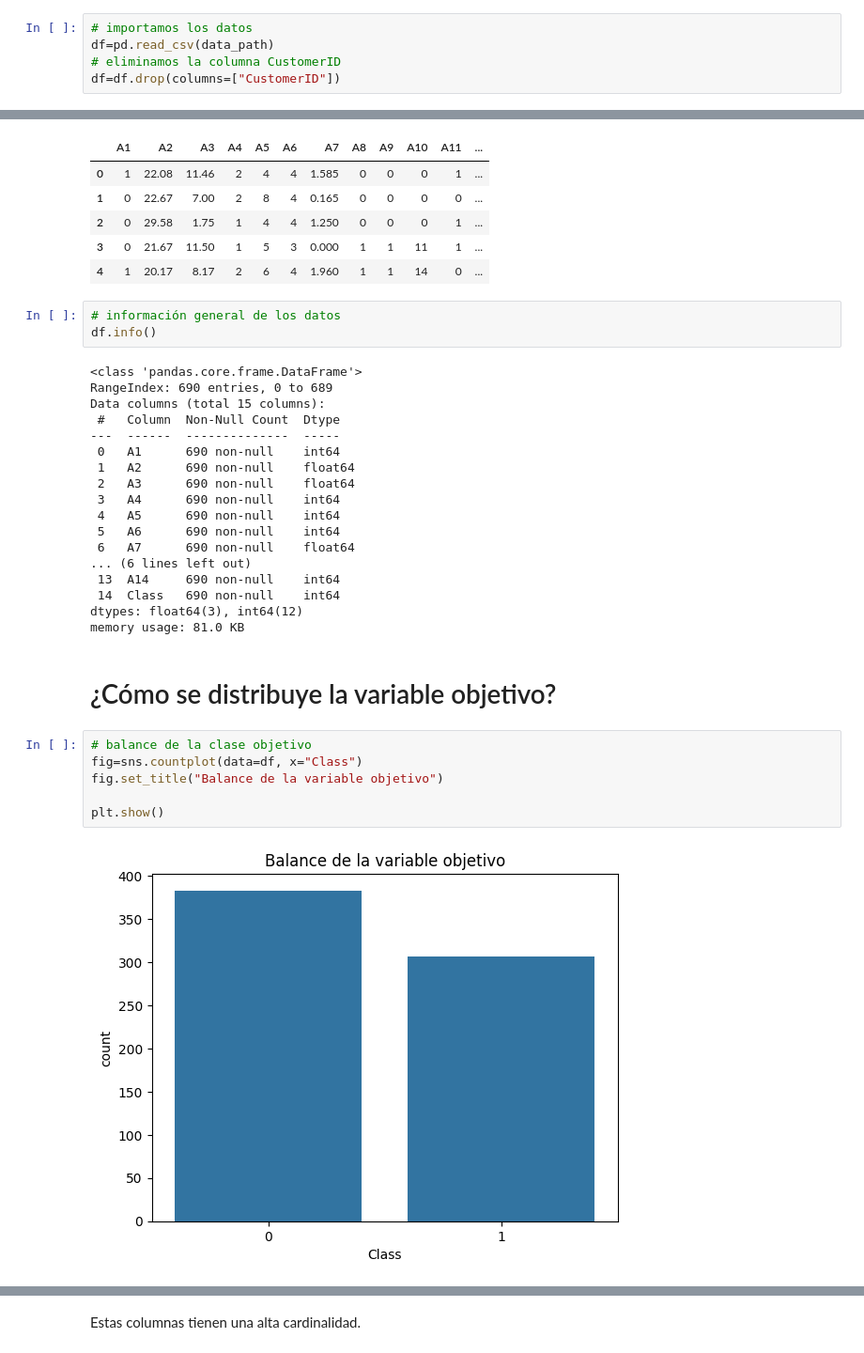
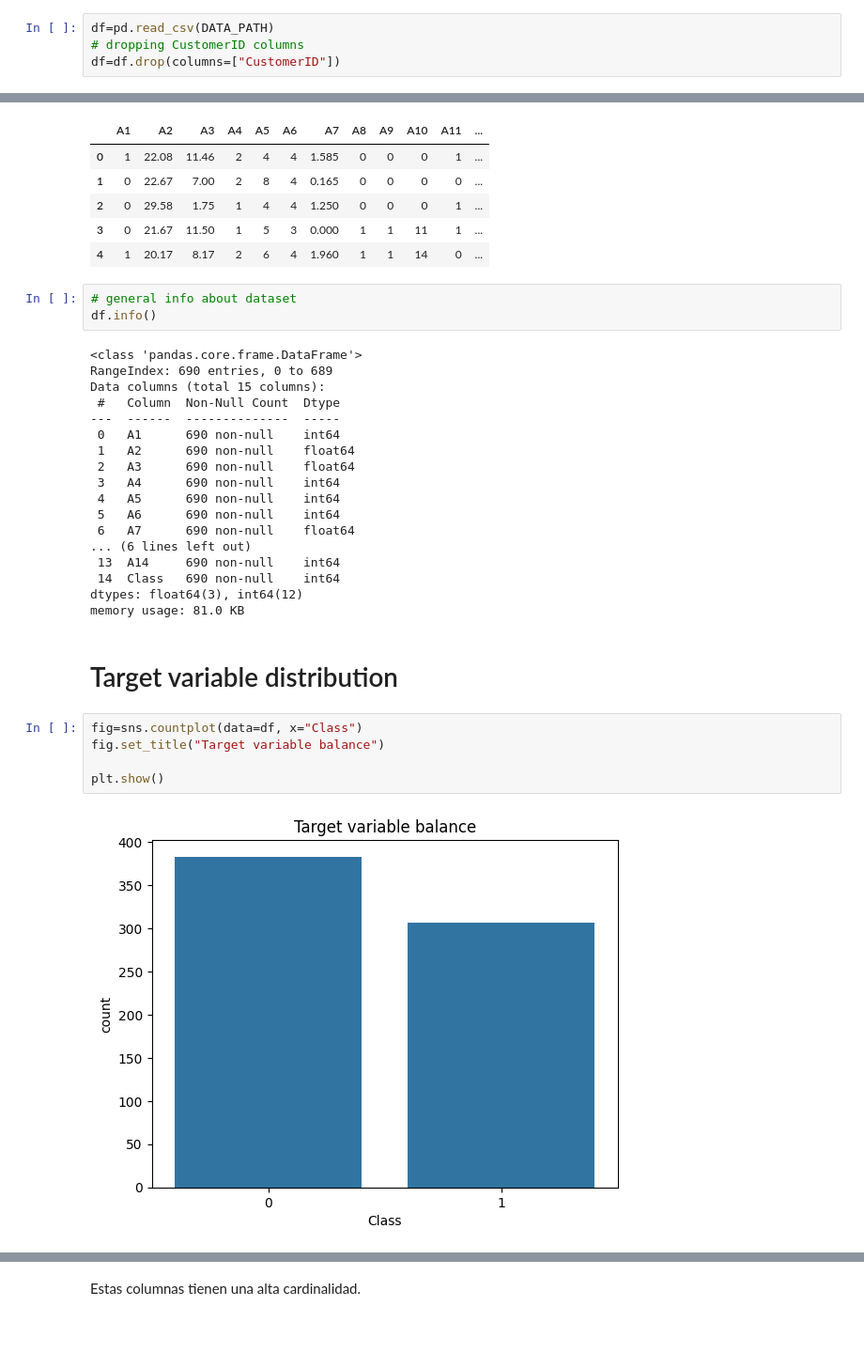
Before and after one commit to sirlluis/machine-learing-porfolio, a Jupyter notebook: credit_card/notebooks/EDA.ipynb, the cells around one changed output, grey strips where cells are left out. Shown at 94% size. Cells and saved outputs as stored; diff of their text form.

```diff
--- a/credit_card/notebooks/EDA.ipynb
+++ b/credit_card/notebooks/EDA.ipynb
@@ -37,7 +29,6 @@ from sklearn.metrics import (
 # %%
-# importamos los datos
-df=pd.read_csv(data_path)
-# eliminamos la columna CustomerID
+df=pd.read_csv(DATA_PATH)
+# dropping CustomerID columns
 df=df.drop(columns=["CustomerID"])
 # %%
 df.head()
@@ -49,7 +40,7 @@ df.head()
 | 3 | 0 | 21.67 | 11.50 | 1 | 5 | 3 | 0.000 | 1 | 1 | 11 | 1 | ... |
 | 4 | 1 | 20.17 | 8.17 | 2 | 6 | 4 | 1.960 | 1 | 1 | 14 | 0 | ... |
 # %%
-# información general de los datos
+# general info about dataset
 df.info()
 # %% [output]
 <class 'pandas.core.frame.DataFrame'>
@@ -69,13 +60,12 @@ Data columns (total 15 columns):
  14  Class   690 non-null    int64
 dtypes: float64(3), int64(12)
 memory usage: 81.0 KB
-# %% [markdown]
-# ¿Cómo se distribuye la variable objetivo?
+# %% [markdown]
+# Target variable distribution
 # %%
-# balance de la clase objetivo
 fig=sns.countplot(data=df, x="Class")
-fig.set_title("Balance de la variable objetivo")
+fig.set_title("Target variable balance")
 
 plt.show()
 # %% [output]
-[figure, old version]
+[figure, new version]
```
Also changed, not shown: parts of 75 cells of this notebook, 1 other file.
